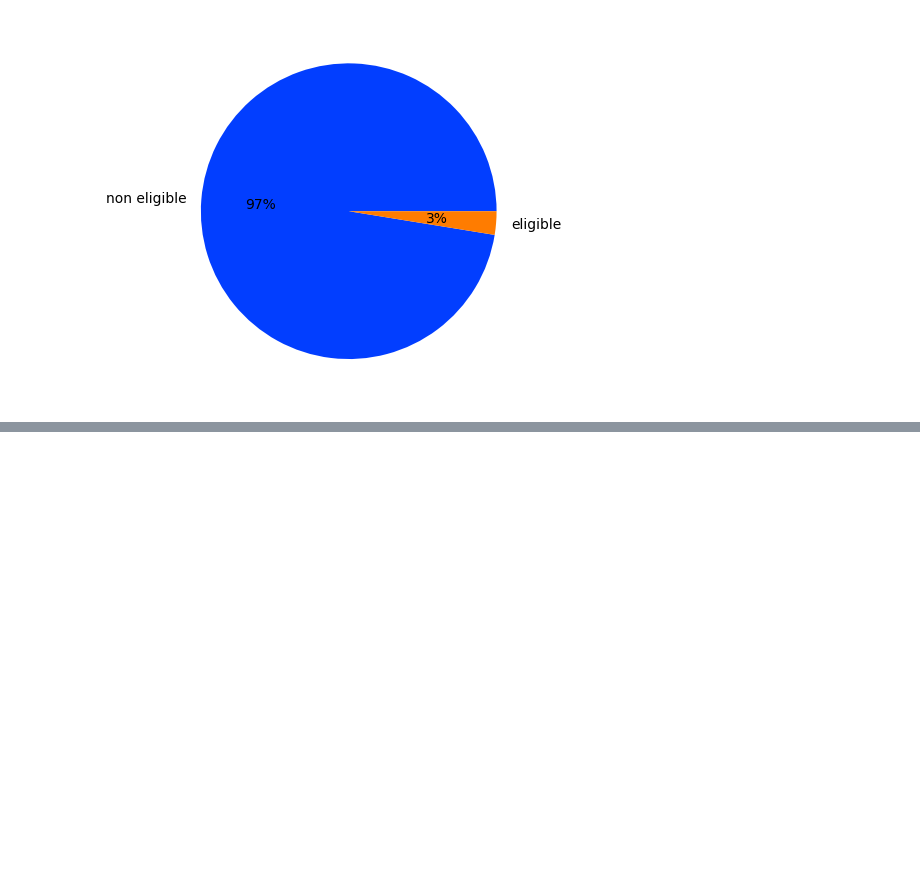
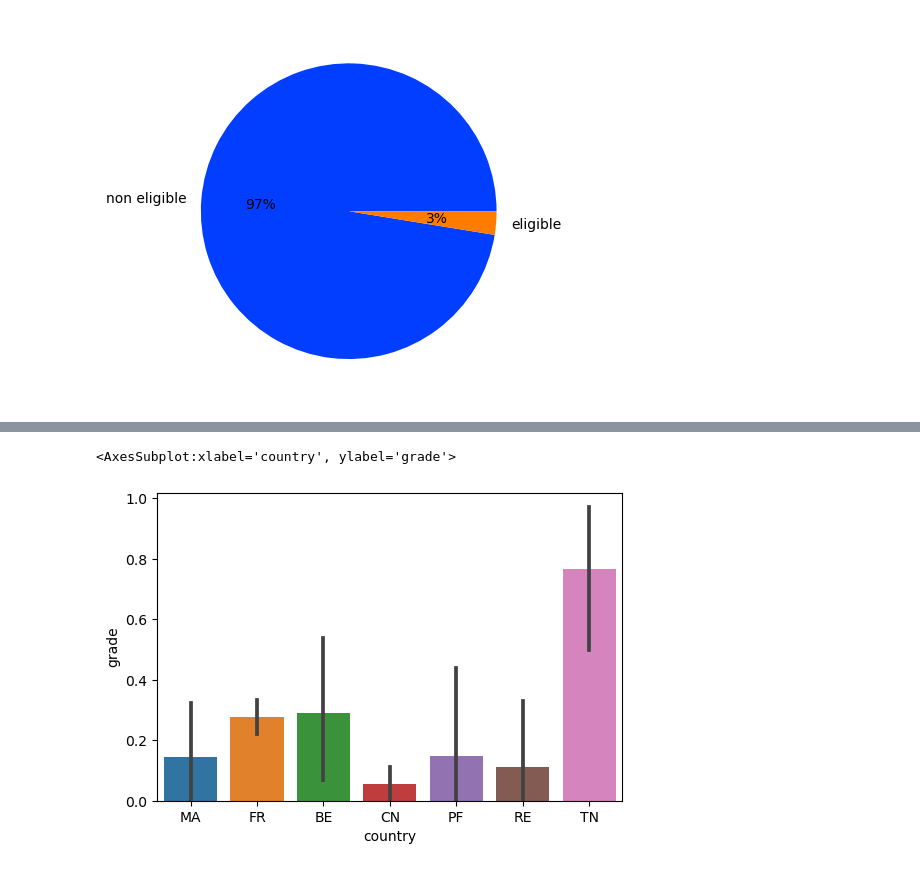
Before and after one commit to data-IA-2022/MOOC_Fengfeng_David, a Jupyter notebook: analyse.ipynb, the cells around one changed output, grey strips where cells are left out. Cells and saved outputs as stored; diff of their text form; code cells hidden in the pictures; blank space fills up the shorter version.

```diff
--- a/analyse.ipynb
+++ b/analyse.ipynb
@@ -36,0 +62,5 @@ plt.show()
+# %%
+df = pd.read_csv('reussite_regre.csv')
+df = df.drop(['Unnamed: 0'], axis=1)
+df = df.dropna()
+df
@@ -36,0 +81,6 @@ plt.show()
+# %%
+plt.figure(figsize=(6,4))
+sns.barplot(data=df, x="country", y="grade")
+# %% [output]
+<AxesSubplot:xlabel='country', ylabel='grade'>
+[figure, added]
```
Also changed, not shown: parts of 10 cells of this notebook, 1 other file.
